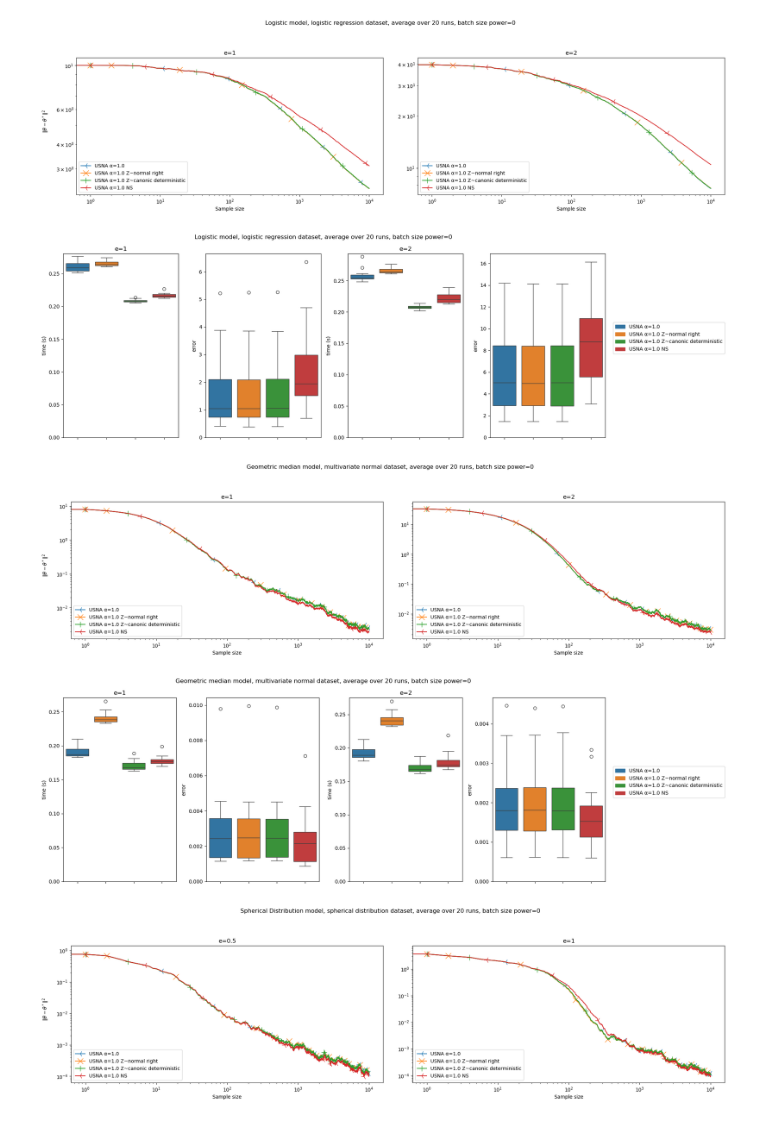
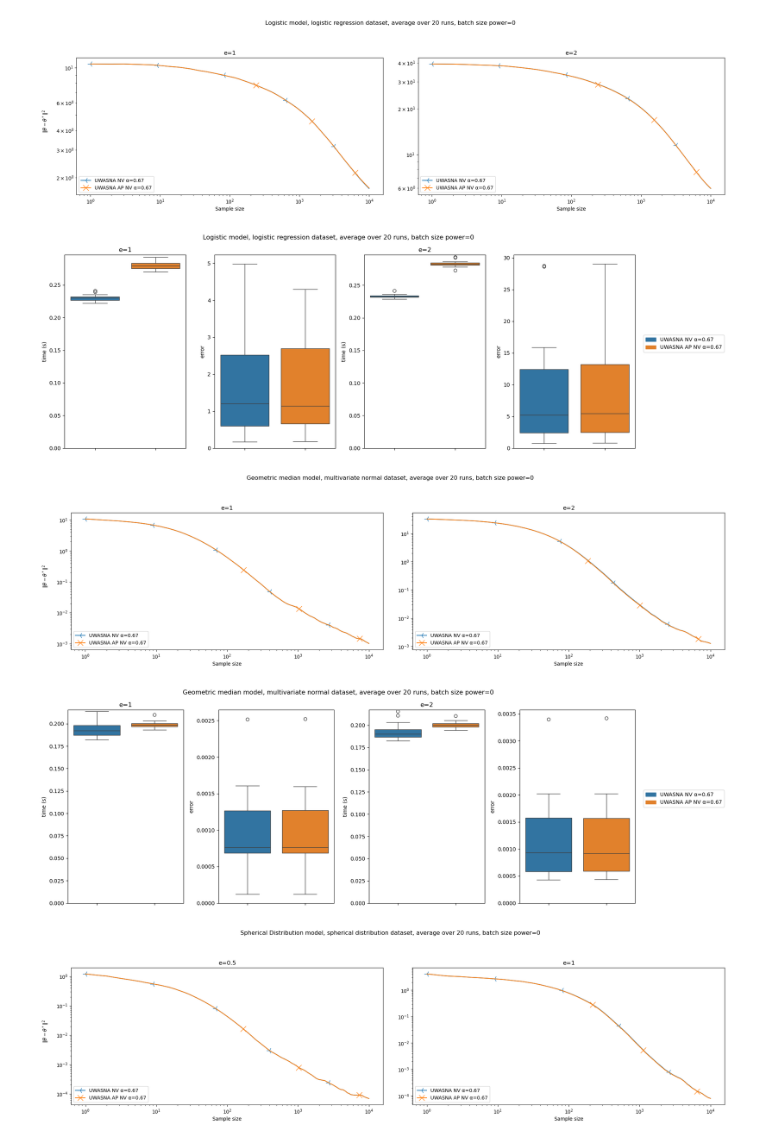
Before and after one commit to guillaume-salle/Optimisation_stochastique, a Jupyter notebook: Notebooks_numpy_online/comparison_USNA_2.ipynb, the cells around one changed output. Saved outputs shown, nothing was run; the diff lists cells and outputs as text; code cells hidden in the pictures.

```diff
--- a/Notebooks_numpy_online/comparison_USNA_2.ipynb
+++ b/Notebooks_numpy_online/comparison_USNA_2.ipynb
@@ -27,3 +4,28 @@ optimizer_list_without_riccati = copy.deepcopy(optimizer_list)
+# %%
+from config_simulation import (
+    algo,
+    simulation_linear_regression,
+    simulation_logistic_regression,
+    simulation_geometric_median,
+    simulation_spherical_distribution,
+    simulation_p_means,
+    eval_covtype,
+    N,
+    n,
+)
+
+from functools import partial
+optimizer_list = [
+    # USNA
+    # partial(algo.USNA, averaged=False, lr_add_iter=10),
+    # partial(algo.USNA, averaged=False, lr_add_iter=10, new_version=True),
+    # partial(algo.USNA, averaged=False, lr_add_iter=10, new_version=True, compute_hessian_param_avg=True),
+
+    # UWASNA
+    # partial(algo.USNA, averaged=True, lr_add_iter=10),
+    partial(algo.USNA, averaged=True, lr_add_iter=10, new_version=True),
+    partial(algo.USNA, averaged=True, lr_add_iter=10, new_version=True, compute_hessian_param_avg=True),
+]
 # %%
 # N = 2
 # n = 1000
@@ -40,27 +42,25 @@ simulation.run_multiple_track_time(N=N, n=n)
 simulation = simulation_logistic_regression(optimizer_list=optimizer_list)
 simulation.run_multiple_track_errors(N=N, n=n)
 # %% [output]
-[figure, old version]
+[figure, new version]
 # %%
 simulation.run_multiple_track_time(N=N, n=n)
 # %% [output]
-[figure, old version]
+[figure, new version]
 # %%
 simulation = simulation_geometric_median(optimizer_list=optimizer_list)
 simulation.run_multiple_track_errors(N=20, n=n)
 # %% [output]
-[figure, old version]
+[figure, new version]
 # %%
 simulation.run_multiple_track_time(N=N, n=n)
 # %% [output]
-[figure, old version]
+[figure, new version]
 # %%
-simulation = simulation_spherical_distribution(
-    optimizer_list=optimizer_list_without_riccati
-)
+simulation = simulation_spherical_distribution( optimizer_list=optimizer_list)
 simulation.run_multiple_track_errors(N=N, n=n)
 # %% [output]
-[figure, old version]
+[figure, new version]
 # %%
 simulation.run_multiple_track_time(N=N, n=n)
 # %% [output]
```
Also changed, not shown: parts of 9 cells of this notebook, 8 other files.
